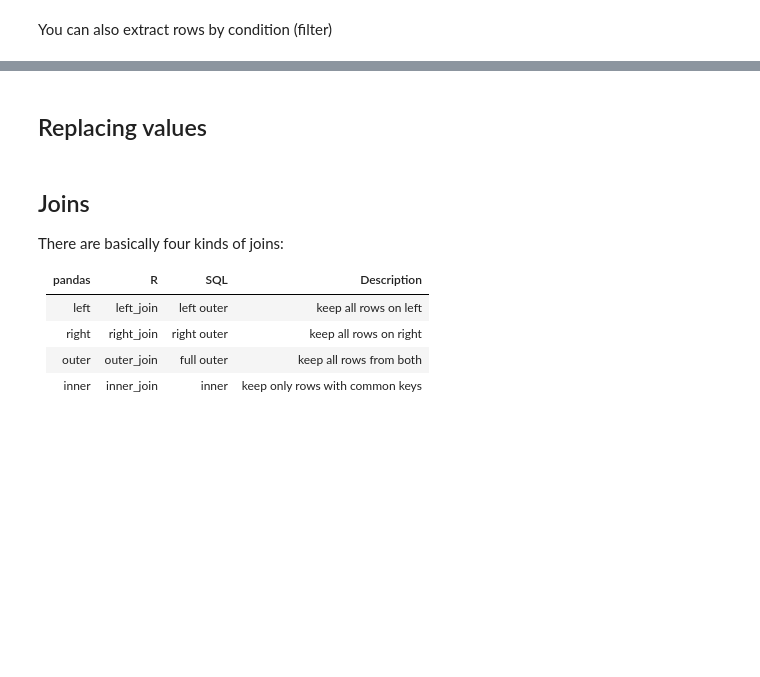
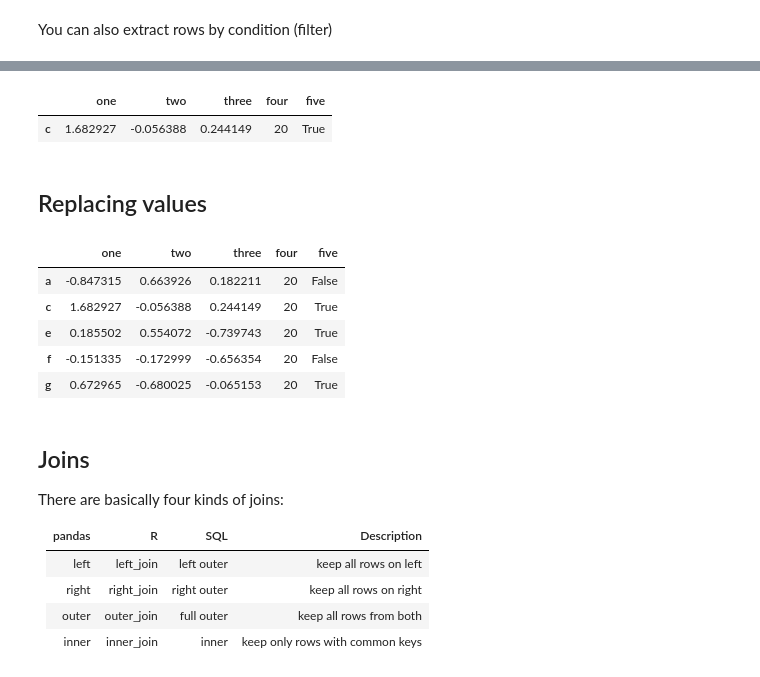
Before and after one commit to DistrictDataLabs/Brookings_Python_DS, a Jupyter notebook: slides_day1.ipynb, the cells around one changed output, grey strips where cells are left out. Cells and saved outputs as stored; diff of their text form; code cells hidden in the pictures; blank space fills up the shorter version.

```diff
--- a/slides_day1.ipynb
+++ b/slides_day1.ipynb
@@ -584,13 +655,23 @@ df
 # %%
 df[(df.one > 1) & (df.three < 0)]
 
-df.query('(one > 1) & (three < 0)')
+df.query('(one > 1) & (three > 0)')
+# %% [output]
+|  | one | two | three | four | five |
+| c | 1.682927 | -0.056388 | 0.244149 | 20 | True |
 # %% [markdown]
 ## Replacing values
 # %%
-df2.replace(0, -9) # replace 0 with -9
+#df2.replace(0, -9) # replace 0 with -9
 
-df2.replace(['one': {5: 500}, 'three':{0:-9, 8:800}])
+df.replace({'one': {5: 500}, 'three':{0:-9, 8:800}})
+# %% [output]
+|  | one | two | three | four | five |
+| a | -0.847315 | 0.663926 | 0.182211 | 20 | False |
+| c | 1.682927 | -0.056388 | 0.244149 | 20 | True |
+| e | 0.185502 | 0.554072 | -0.739743 | 20 | True |
+| f | -0.151335 | -0.172999 | -0.656354 | 20 | False |
+| g | 0.672965 | -0.680025 | -0.065153 | 20 | True |
 # %% [markdown]
 ## Joins
 
```
Also changed, not shown: parts of 24 cells of this notebook, 3 other files.
